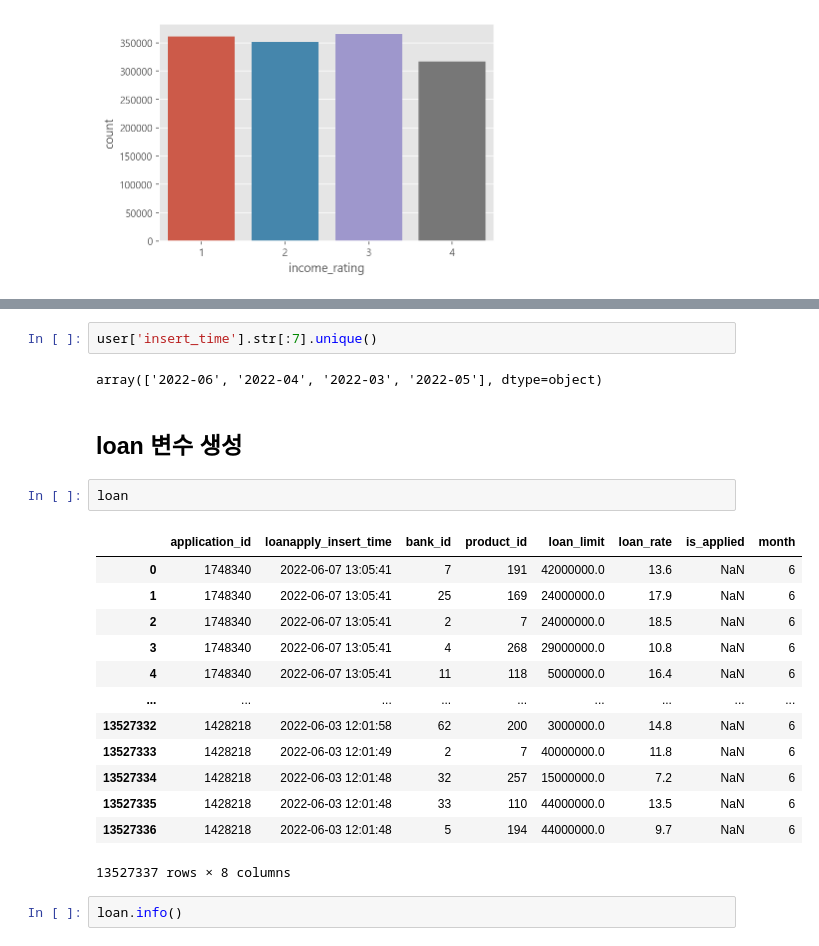
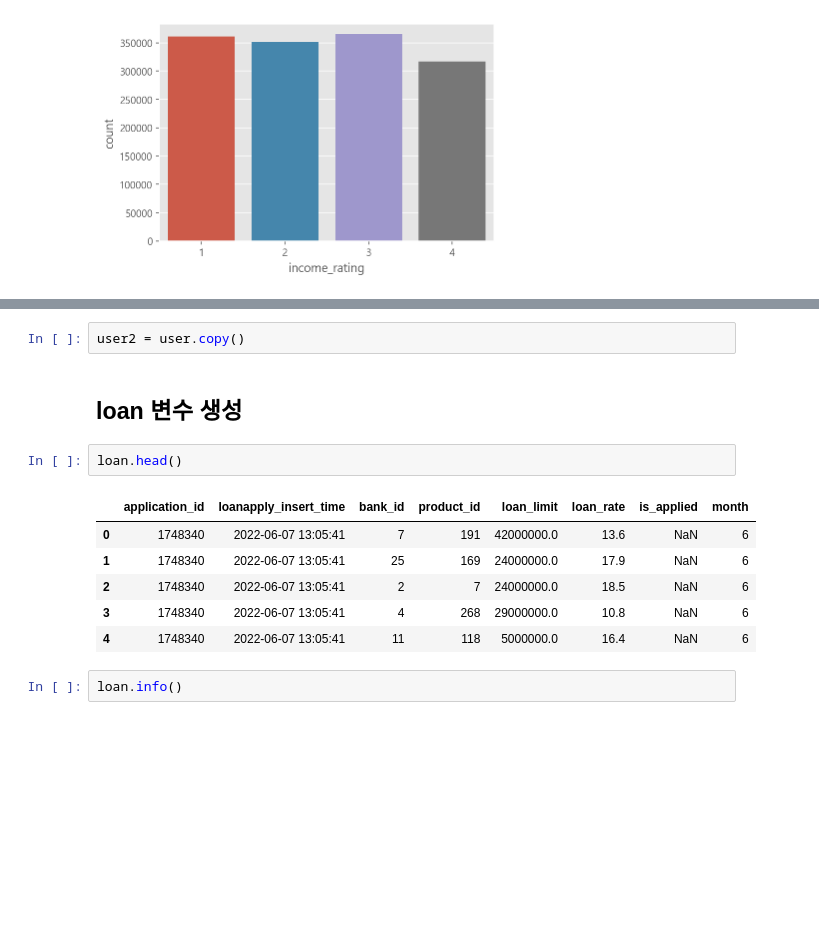
Before and after one commit to Chanjinee/BigContest2022, a Jupyter notebook: src/feature_engineering_song.ipynb, the cells around one changed output, grey strips where cells are left out. Cells and saved outputs as stored; diff of their text form; blank space fills up the shorter version.

```diff
--- a/src/feature_engineering_song.ipynb
+++ b/src/feature_engineering_song.ipynb
@@ -374,28 +617,19 @@ Data columns (total 17 columns):
  16  existing_loan_amt                    1394216 non-null  float64
 dtypes: float64(6), int64(3), object(8)
 memory usage: 180.8+ MB
-# %%
-user['insert_time'].str[:7].unique()
-# %% [output]
-array(['2022-06', '2022-04', '2022-03', '2022-05'], dtype=object)
+# %%
+user2 = user.copy()
 # %% [markdown]
 ## loan 변수 생성
 # %%
-loan
+loan.head()
 # %% [output]
 |  | application_id | loanapply_insert_time | bank_id | product_id | loan_limit | loan_rate | is_applied | month |
 | 0 | 1748340 | 2022-06-07 13:05:41 | 7 | 191 | 42000000.0 | 13.6 | NaN | 6 |
 | 1 | 1748340 | 2022-06-07 13:05:41 | 25 | 169 | 24000000.0 | 17.9 | NaN | 6 |
 | 2 | 1748340 | 2022-06-07 13:05:41 | 2 | 7 | 24000000.0 | 18.5 | NaN | 6 |
 | 3 | 1748340 | 2022-06-07 13:05:41 | 4 | 268 | 29000000.0 | 10.8 | NaN | 6 |
 | 4 | 1748340 | 2022-06-07 13:05:41 | 11 | 118 | 5000000.0 | 16.4 | NaN | 6 |
-| ... | ... | ... | ... | ... | ... | ... | ... | ... |
-| 13527332 | 1428218 | 2022-06-03 12:01:58 | 62 | 200 | 3000000.0 | 14.8 | NaN | 6 |
-| 13527333 | 1428218 | 2022-06-03 12:01:49 | 2 | 7 | 40000000.0 | 11.8 | NaN | 6 |
-| 13527334 | 1428218 | 2022-06-03 12:01:48 | 32 | 257 | 15000000.0 | 7.2 | NaN | 6 |
-| 13527335 | 1428218 | 2022-06-03 12:01:48 | 33 | 110 | 44000000.0 | 13.5 | NaN | 6 |
-| 13527336 | 1428218 | 2022-06-03 12:01:48 | 5 | 194 | 44000000.0 | 9.7 | NaN | 6 |
-13527337 rows × 8 columns
 # %%
 loan.info()
 # %% [output]
```
Also changed, not shown: parts of 68 cells of this notebook.
